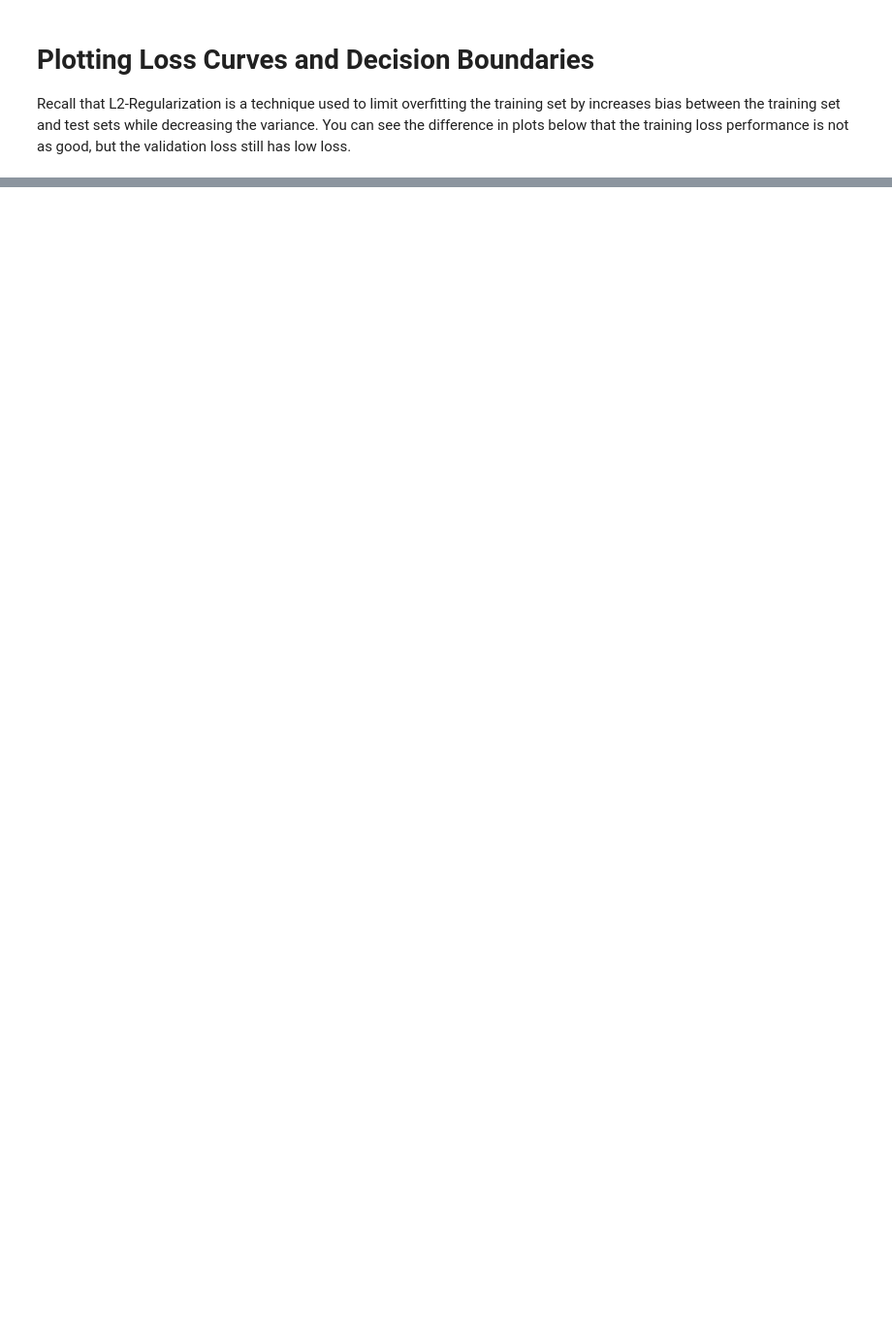
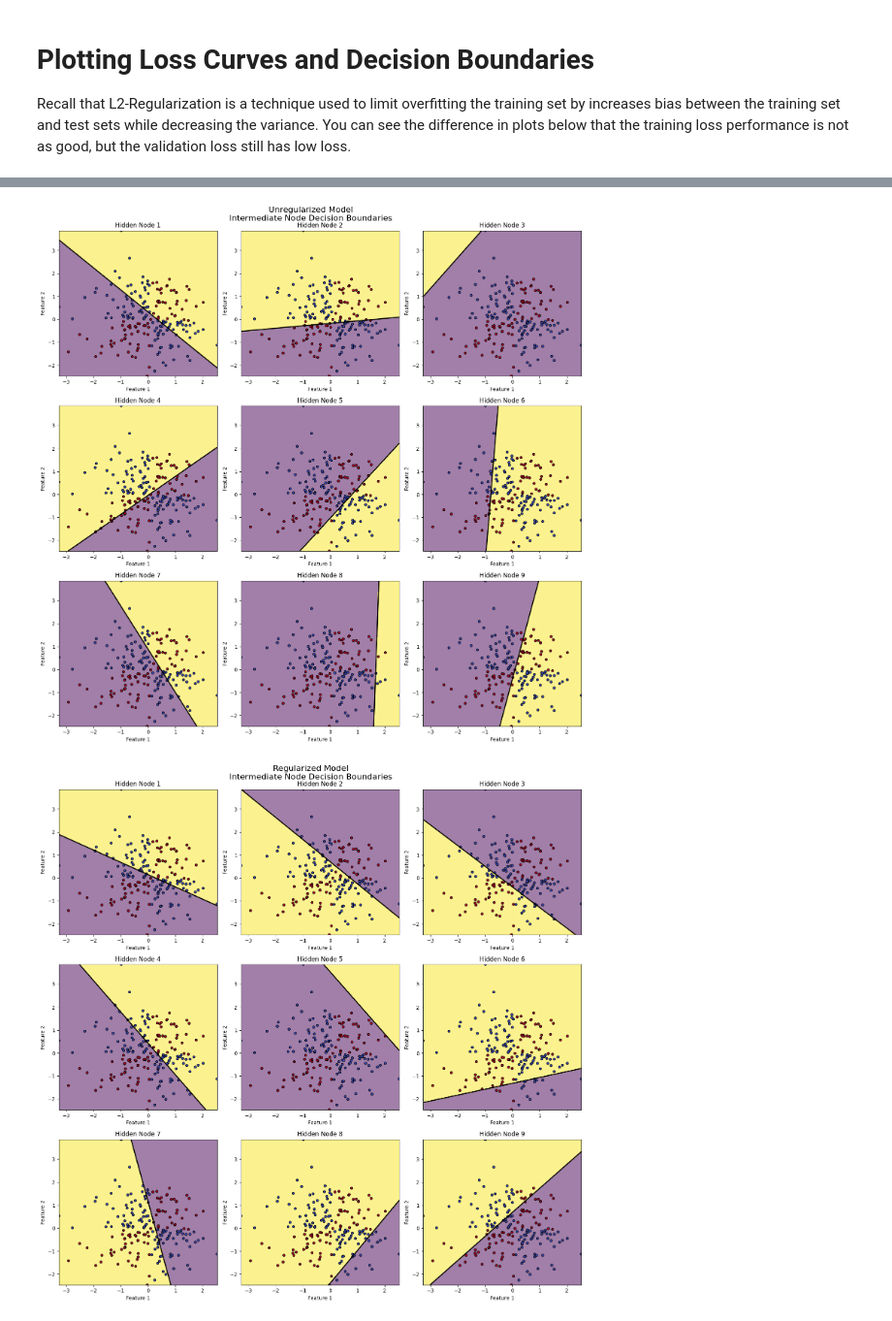
Before and after one commit to Pmcslarrow/hw_3_ml, a Jupyter notebook: p1.ipynb, the cells around one changed output, grey strips where cells are left out. Shown at 97% size. Drawn from its saved outputs; the diff is of its cells as text; code cells hidden in the pictures; blank space fills up the shorter version.

```diff
--- a/p1.ipynb
+++ b/p1.ipynb
@@ -276,0 +277,62 @@ plot_decision_boundaries(model_with_reg, title=f"-Regularized- Dataset: {csv_fil
+# %%
+def plot_intermediate_boundaries(model, title=""):
+    """
+    Visualizes the binary decision boundaries of each hidden node in the first layer
+    using the same color scheme as the main decision boundary plot
+    """
+    x_min, x_max = train_dataset.features[:, 0].min(), train_dataset.features[:, 0].max()
+    y_min, y_max = train_dataset.features[:, 1].min(), train_dataset.features[:, 1].max()
+    xx, yy = np.meshgrid(np.linspace(x_min, x_max, 100), np.linspace(y_min, y_max, 100))
+
+    n_hidden = model.f1.weight.shape[0]
+    fig_size = int(np.ceil(np.sqrt(n_hidden)))
+    fig, axes = plt.subplots(fig_size, fig_size, figsize=(15, 15))
+    fig.suptitle(f"{title}\nIntermediate Node Decision Boundaries", fontsize=16)
+
+    if n_hidden > 1:
+        axes = axes.flatten()
+
+    grid_points = torch.tensor(np.c_[xx.ravel(), yy.ravel()], dtype=torch.float32)
+
+    viridis = plt.cm.viridis
+    colors = [viridis(0), viridis(0.99)]
+
+    with torch.no_grad():
+        hidden_outputs = model.f1(grid_points)
+
+        for i in range(n_hidden):
+            if n_hidden > 1:
+                ax = axes[i]
+            else:
+                ax = axes
+
+            Z = (hidden_outputs[:, i] > 0).numpy().reshape(xx.shape)
+
+            ax.contourf(xx, yy, Z, levels=1, colors=colors, alpha=0.5)
+
+            Z_boundary = hidden_outputs[:, i].numpy().reshape(xx.shape)
+            ax.contour(xx, yy, Z_boundary, levels=[0], colors='black', linewidths=2)
+
+            for inputs, label in train_loader:
+                inputs = inputs.numpy()
+                label = label.numpy()
+                ax.scatter(inputs[:, 0], inputs[:, 1], c=label,
+                          edgecolor='k', cmap='coolwarm', marker='o', s=20)
+
+            ax.set_title(f'Hidden Node {i+1}')
+            ax.set_xlabel("Feature 1")
+            ax.set_ylabel("Feature 2")
+
+    if n_hidden > 1:
+        for i in range(n_hidden, len(axes)):
+            fig.delaxes(axes[i])
+
+    plt.tight_layout()
+    plt.show()
+
+# Plot intermediate boundaries for both models
+plot_intermediate_boundaries(model_no_reg, title="Unregularized Model")
+plot_intermediate_boundaries(model_with_reg, title="Regularized Model")
+# %% [output]
+[figure, added]
+[figure, added]
```
Also changed, not shown: parts of 5 cells of this notebook.
